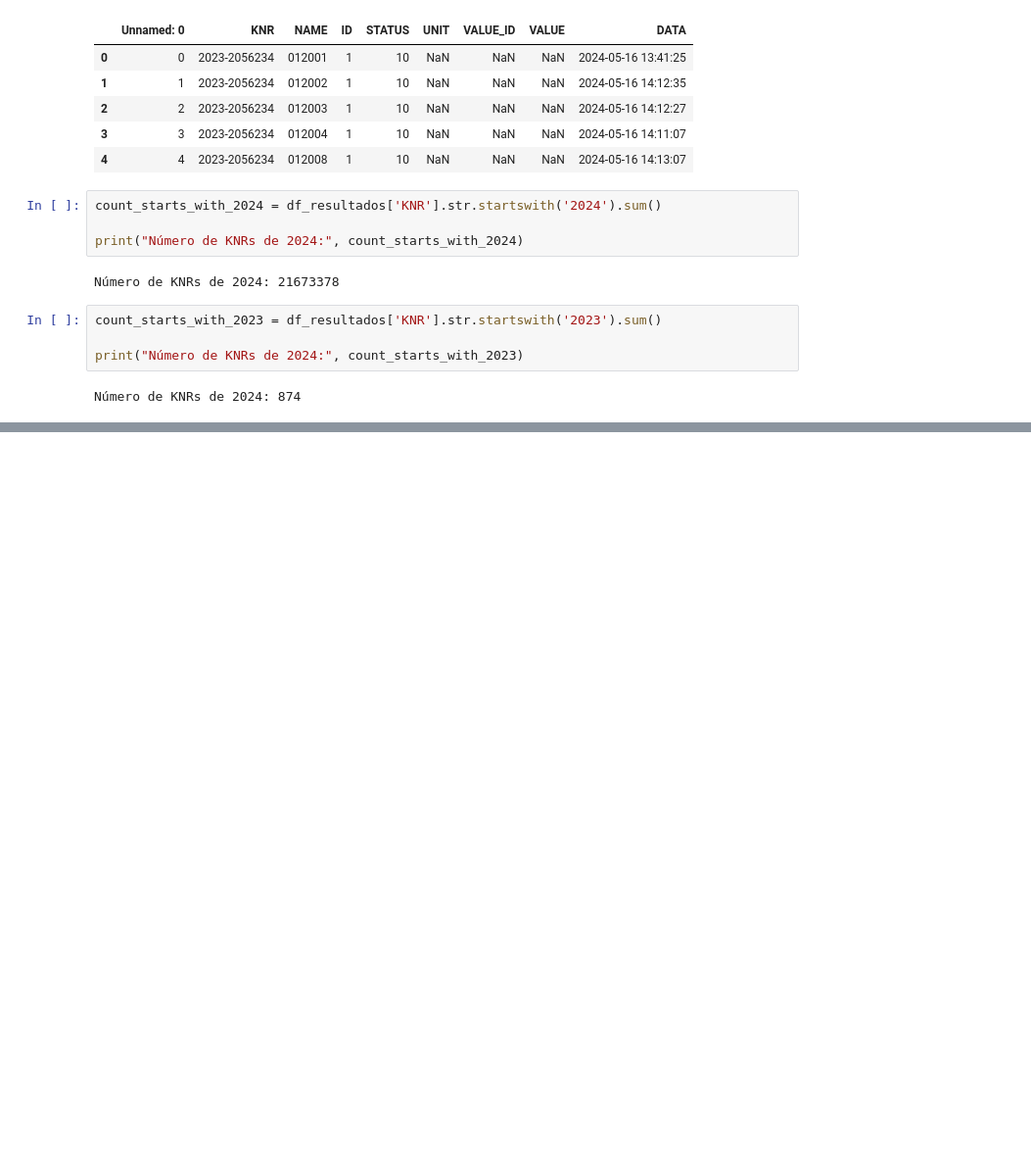
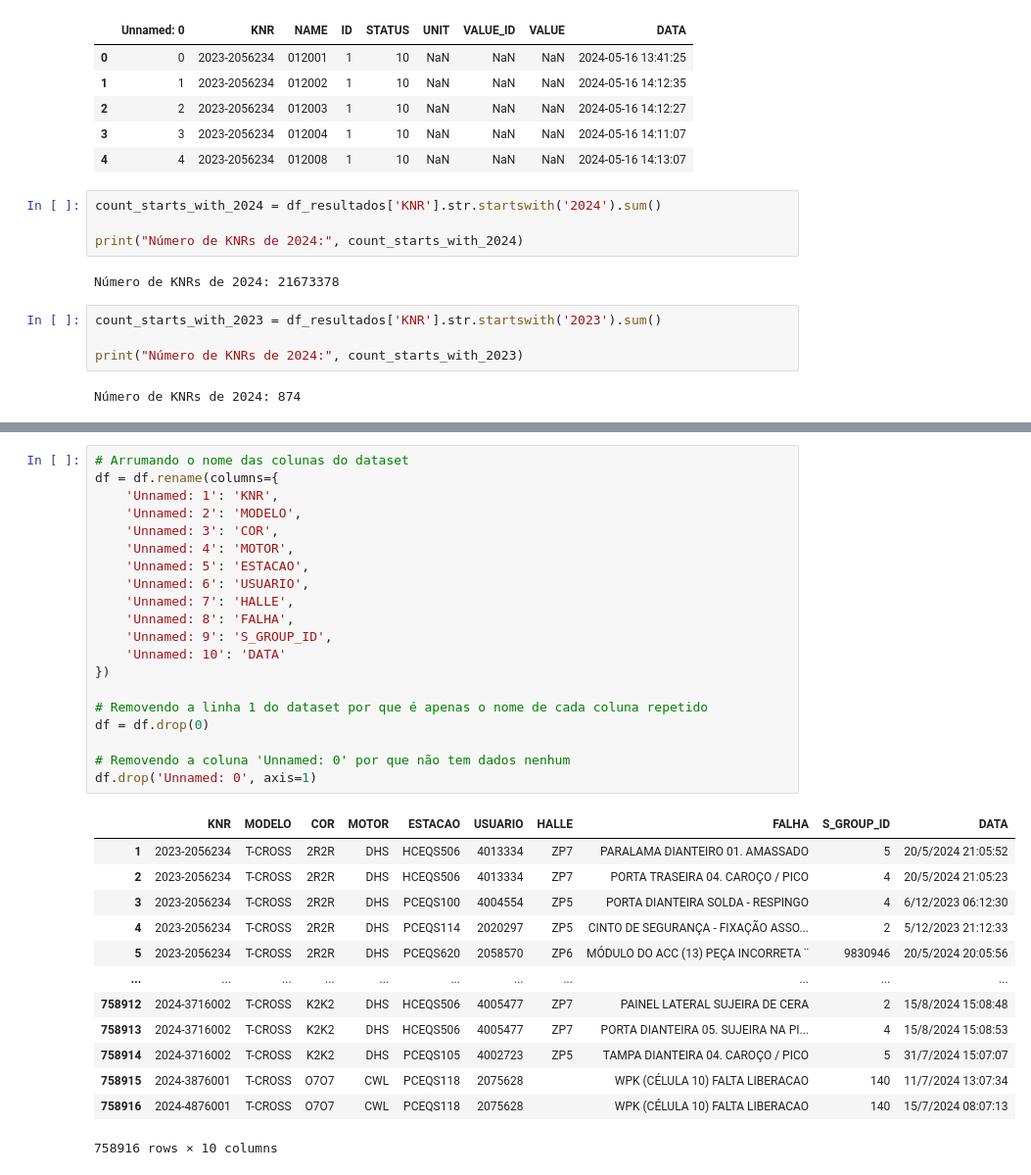
Before and after one commit to Inteli-College/2024-2A-T08-EC07-G05, a Jupyter notebook: src/notebooks/Sprint_1/visualization.ipynb, the cells around one changed output, grey strips where cells are left out. Shown: that part at 98% size. Saved outputs shown, nothing was run; the diff lists cells and outputs as text; blank space fills up the shorter version.

```diff
--- a/src/notebooks/visualization.ipynb
+++ b/src/notebooks/Sprint_1/visualization.ipynb
@@ -575,0 +612,34 @@ Número de KNRs de 2024: 874
+# %%
+# Arrumando o nome das colunas do dataset
+df = df.rename(columns={
+    'Unnamed: 1': 'KNR',
+    'Unnamed: 2': 'MODELO',
+    'Unnamed: 3': 'COR',
+    'Unnamed: 4': 'MOTOR',
+    'Unnamed: 5': 'ESTACAO',
+    'Unnamed: 6': 'USUARIO',
+    'Unnamed: 7': 'HALLE',
+    'Unnamed: 8': 'FALHA',
+    'Unnamed: 9': 'S_GROUP_ID',
+    'Unnamed: 10': 'DATA'
+})
+
+# Removendo a linha 1 do dataset por que é apenas o nome de cada coluna repetido
+df = df.drop(0)
+
+# Removendo a coluna 'Unnamed: 0' por que não tem dados nenhum
+df.drop('Unnamed: 0', axis=1)
+# %% [output]
+|  | KNR | MODELO | COR | MOTOR | ESTACAO | USUARIO | HALLE | FALHA | S_GROUP_ID | DATA |
+| 1 | 2023-2056234 | T-CROSS | 2R2R | DHS | HCEQS506 | 4013334 | ZP7 | PARALAMA DIANTEIRO 01. AMASSADO | 5 | 20/5/2024 21:05:52 |
+| 2 | 2023-2056234 | T-CROSS | 2R2R | DHS | HCEQS506 | 4013334 | ZP7 | PORTA TRASEIRA 04. CAROÇO / PICO | 4 | 20/5/2024 21:05:23 |
+| 3 | 2023-2056234 | T-CROSS | 2R2R | DHS | PCEQS100 | 4004554 | ZP5 | PORTA DIANTEIRA SOLDA - RESPINGO | 4 | 6/12/2023 06:12:30 |
+| 4 | 2023-2056234 | T-CROSS | 2R2R | DHS | PCEQS114 | 2020297 | ZP5 | CINTO DE SEGURANÇA - FIXAÇÃO ASSO... | 2 | 5/12/2023 21:12:33 |
+| 5 | 2023-2056234 | T-CROSS | 2R2R | DHS | PCEQS620 | 2058570 | ZP6 | MÓDULO DO ACC (13) PEÇA INCORRETA ¨ | 9830946 | 20/5/2024 20:05:56 |
+| ... | ... | ... | ... | ... | ... | ... | ... | ... | ... | ... |
+| 758912 | 2024-3716002 | T-CROSS | K2K2 | DHS | HCEQS506 | 4005477 | ZP7 | PAINEL LATERAL SUJEIRA DE CERA | 2 | 15/8/2024 15:08:48 |
+| 758913 | 2024-3716002 | T-CROSS | K2K2 | DHS | HCEQS506 | 4005477 | ZP7 | PORTA DIANTEIRA 05. SUJEIRA NA PI... | 4 | 15/8/2024 15:08:53 |
+| 758914 | 2024-3716002 | T-CROSS | K2K2 | DHS | PCEQS105 | 4002723 | ZP5 | TAMPA DIANTEIRA 04. CAROÇO / PICO | 5 | 31/7/2024 15:07:07 |
+| 758915 | 2024-3876001 | T-CROSS | O7O7 | CWL | PCEQS118 | 2075628 |  | WPK (CÉLULA 10) FALTA LIBERACAO | 140 | 11/7/2024 13:07:34 |
+| 758916 | 2024-4876001 | T-CROSS | O7O7 | CWL | PCEQS118 | 2075628 |  | WPK (CÉLULA 10) FALTA LIBERACAO | 140 | 15/7/2024 08:07:13 |
+758916 rows × 10 columns
```
Also changed, not shown: parts of 12 cells of this notebook, 9 other files.
